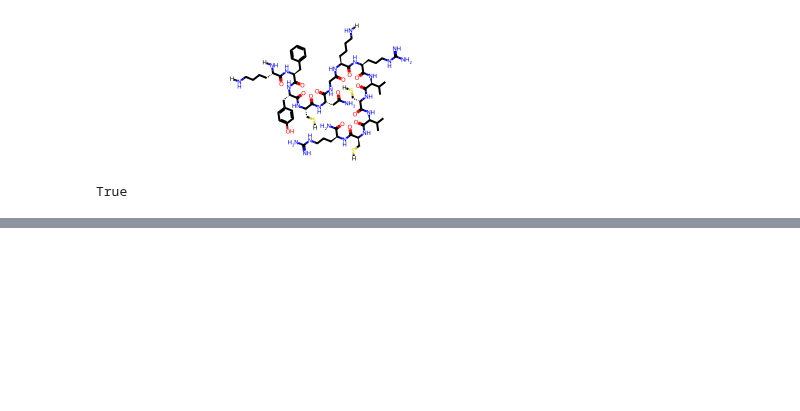
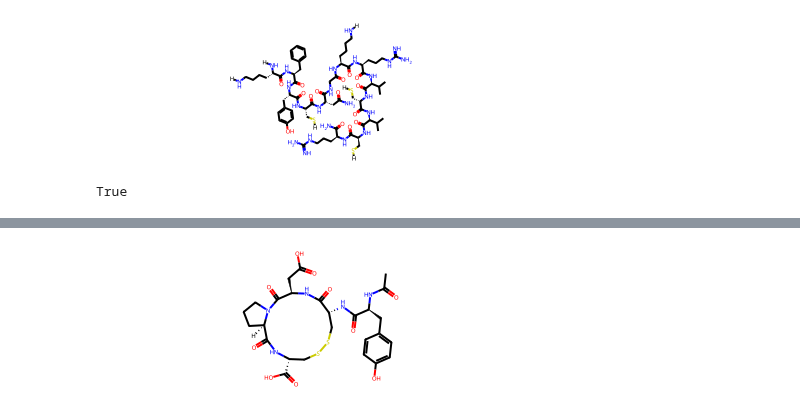
Before and after one commit to molecule-generator-collection/ChemTSv3, a Jupyter notebook: sandbox/translation_scratch.ipynb, the cells around one changed output, grey strips where cells are left out. Cells and saved outputs as stored; diff of their text form; code cells hidden in the pictures; blank space fills up the shorter version.

```diff
--- a/sandbox/translation_scratch.ipynb
+++ b/sandbox/translation_scratch.ipynb
@@ -51,0 +81,3 @@ True
+# %%
+mol_h2 = Chem.MolFromHELM(helm_c)
+is_same_mol(mol, mol_h2)
@@ -51,0 +87,4 @@ True
+# %%
+mol_h2
+# %% [output]
+[figure, added]
```
Also changed, not shown: parts of 8 cells of this notebook, 1 other file.
